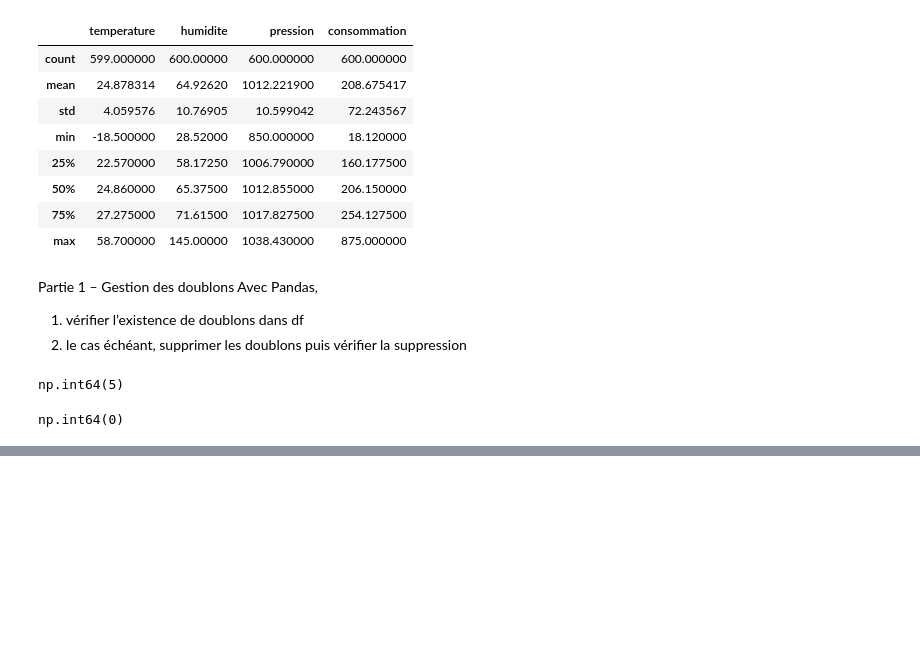
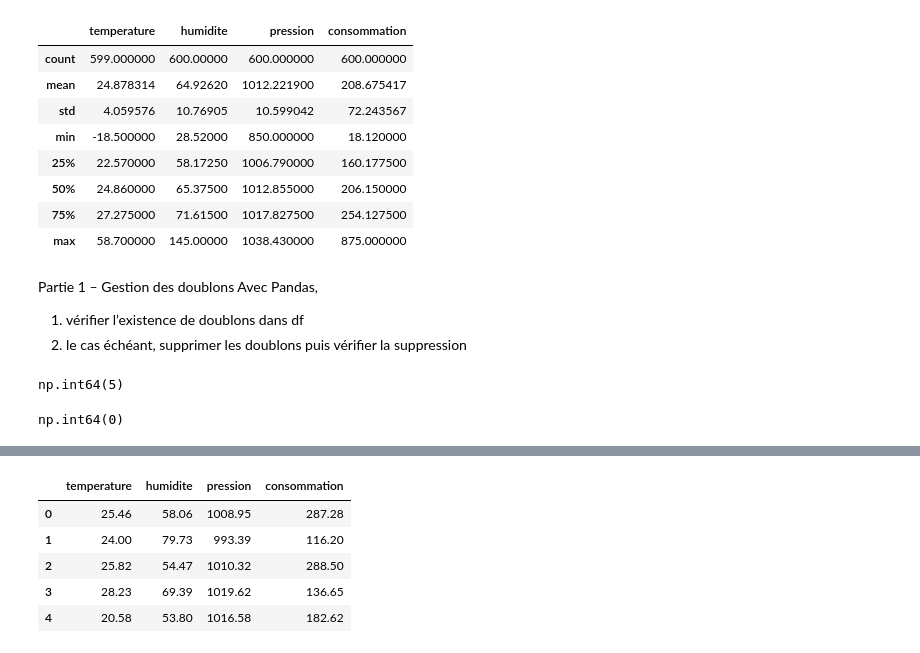
Before and after one commit to fatoufall737/atelier-scikit-learn-iot, a Jupyter notebook: atelier_scikit_learn_iot.ipynb, the cells around one changed output, grey strips where cells are left out. Drawn from its saved outputs; the diff is of its cells as text; code cells hidden in the pictures; blank space fills up the shorter version.

```diff
--- a/atelier_scikit_learn_iot.ipynb
+++ b/atelier_scikit_learn_iot.ipynb
@@ -69,0 +76,14 @@ np.int64(0)
+# %%
+#Question 1 : définis "etat" comme la cible (y) et "temperature", "humidite", "pression", "consommation" comme caractéristiques (X).
+X = df[["temperature", "humidite", "pression", "consommation"]]
+y = df["etat"]
+# %%
+#Question 2 : affiche les cinq premières lignes de X et de y.
+X.head()
+# %% [output]
+|  | temperature | humidite | pression | consommation |
+| 0 | 25.46 | 58.06 | 1008.95 | 287.28 |
+| 1 | 24.00 | 79.73 | 993.39 | 116.20 |
+| 2 | 25.82 | 54.47 | 1010.32 | 288.50 |
+| 3 | 28.23 | 69.39 | 1019.62 | 136.65 |
+| 4 | 20.58 | 53.80 | 1016.58 | 182.62 |
```
Also changed, not shown: parts of 3 cells of this notebook.
